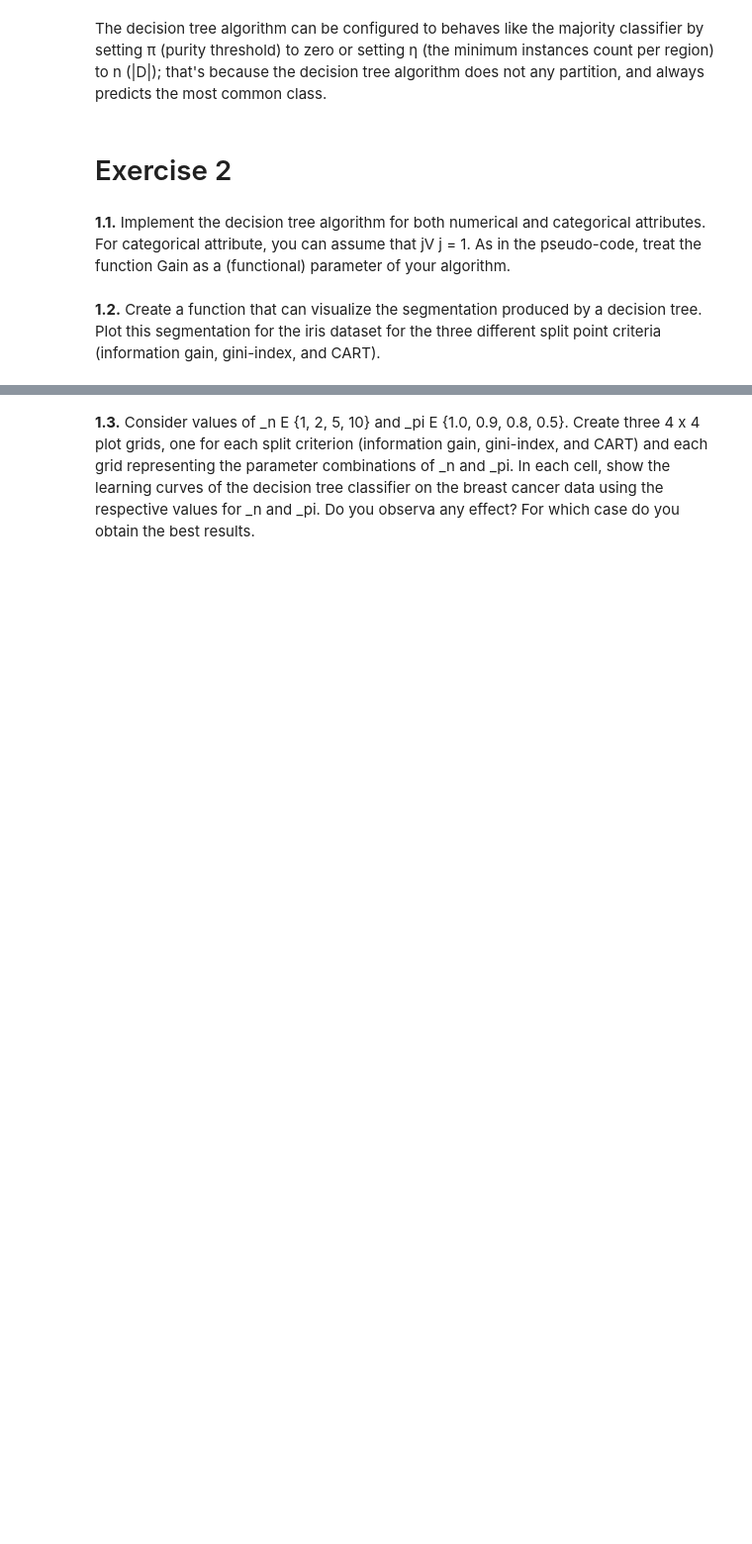
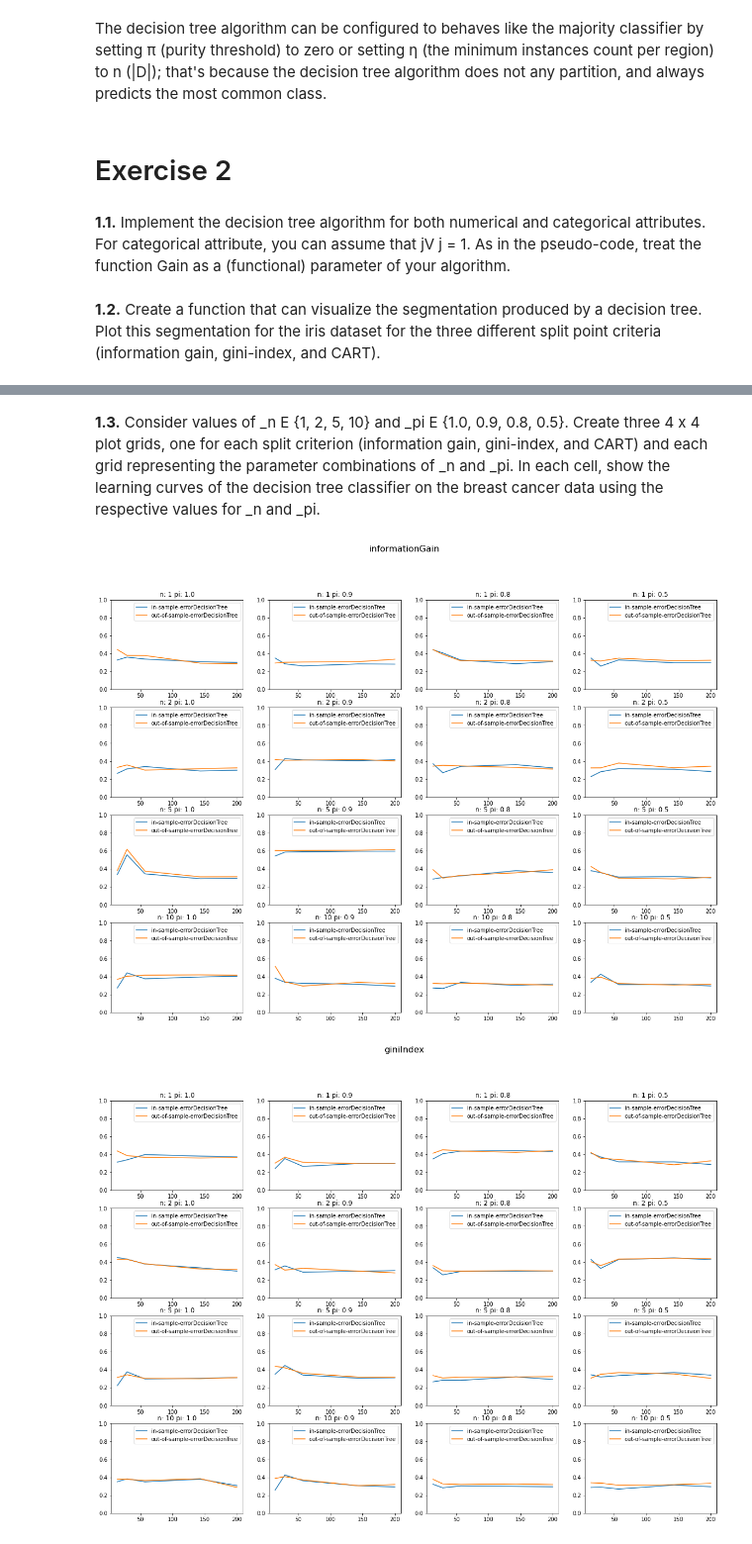
Before and after one commit to davidheay/ML, a Jupyter notebook: Sheets/Sheet 3/Sheet3.ipynb, the cells around one changed output, grey strips where cells are left out. Shown: that part at 99% size. Drawn from its saved outputs; the diff is of its cells as text; code cells hidden in the pictures; blank space fills up the shorter version.

```diff
--- a/Sheets/Sheet 3/Sheet3.ipynb
+++ b/Sheets/Sheet 3/Sheet3.ipynb
@@ -355,19 +365,24 @@ print(model.tree)
 # %% [markdown]
 **1.3.** Consider values of _n E {1, 2, 5, 10} and _pi E {1.0, 0.9, 0.8, 0.5}. Create three 4 x 4 plot grids, one for each split criterion (information gain, gini-index, and CART) and each grid representing the parameter combinations of _n and _pi.
-In each cell, show the learning curves of the decision tree classifier on the breast cancer data using the respective values for _n and _pi. Do you observa any effect? For which case do you obtain the best results.
+In each cell, show the learning curves of the decision tree classifier on the breast cancer data using the respective values for _n and _pi.
 # %%
 df = pd.read_csv('breast-cancer.csv').to_numpy()
 X = df[:, :2]
 Y = df[:, -1]
-_n= [1, 2, 5, 10]
-_p= [1.0, 0.9, 0.8, 0.5]
-axInd=[[0,0],[0,1],[1,0],[1,1]]
+_n = [1.0, 0.9, 0.8, 0.5]
+_pi = [1, 2, 5, 10]
+params = [[(i, j) for j in _n] for i in _pi]
+axInd=[[i, j] for i in range(4) for j in range(4)]
 splits= [informationGain(),giniIndex(),cart()]
 for sp in splits:
-    fig, ax = plt.subplots(2,2,figsize=(20,14))
+    fig, ax = plt.subplots(4,4,figsize=(20,14))
     fig.suptitle(type(sp).__name__, fontsize=16)
-    for n,pi,ind in zip(_n,_p,axInd):
-        ax[ind[0]][ind[1]].set_title('n: '+str(n)+" pi: "+str(pi))
-        model = DecisionTree(sp,n,pi)
-        model.train(X, Y)
-        plot_learning_curves(DecisionTree(informationGain()),X,Y,ax[ind[0]][ind[1]])
+    for i, iv in enumerate(params):
+        for j, jv in enumerate(iv):
+            ax[i][j].set_title('n: '+str(jv[0])+" pi: "+str(jv[1]))
+            model = DecisionTree(sp,jv[0],jv[1])
+            model.train(X, Y)
+            plot_learning_curves(DecisionTree(informationGain()),X,Y,ax[i][j])
+# %% [output]
+[figure, added]
+[figure, added]
```
Also changed, not shown: parts of 4 cells of this notebook.
